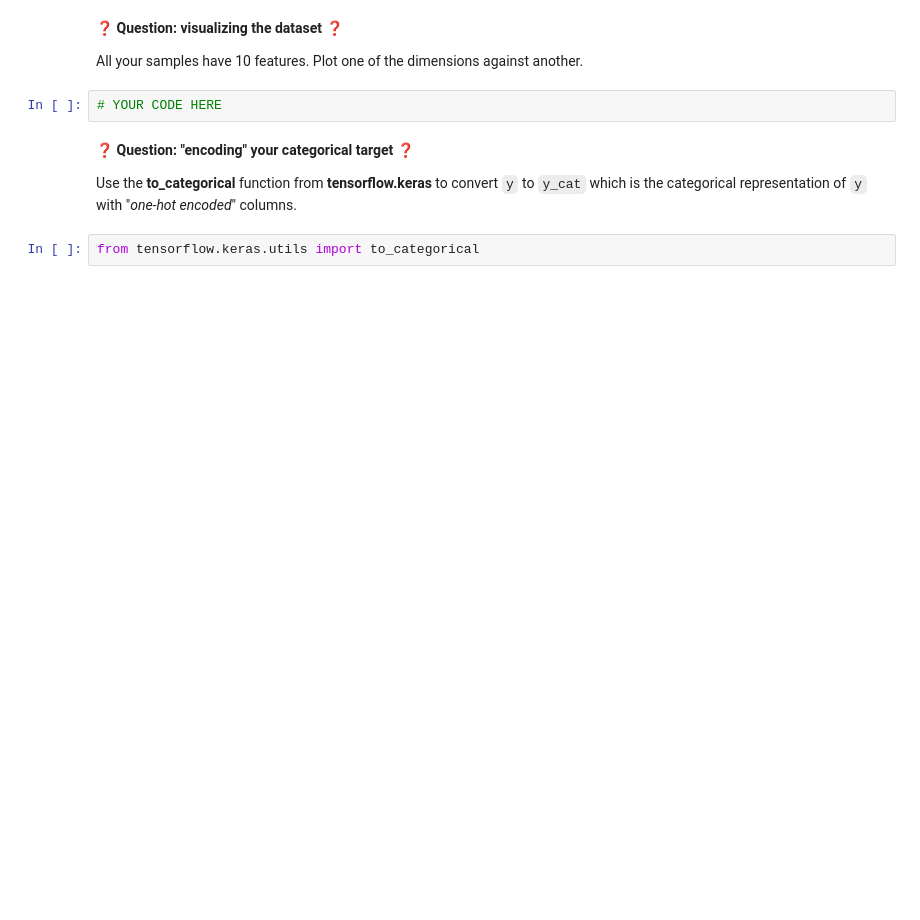
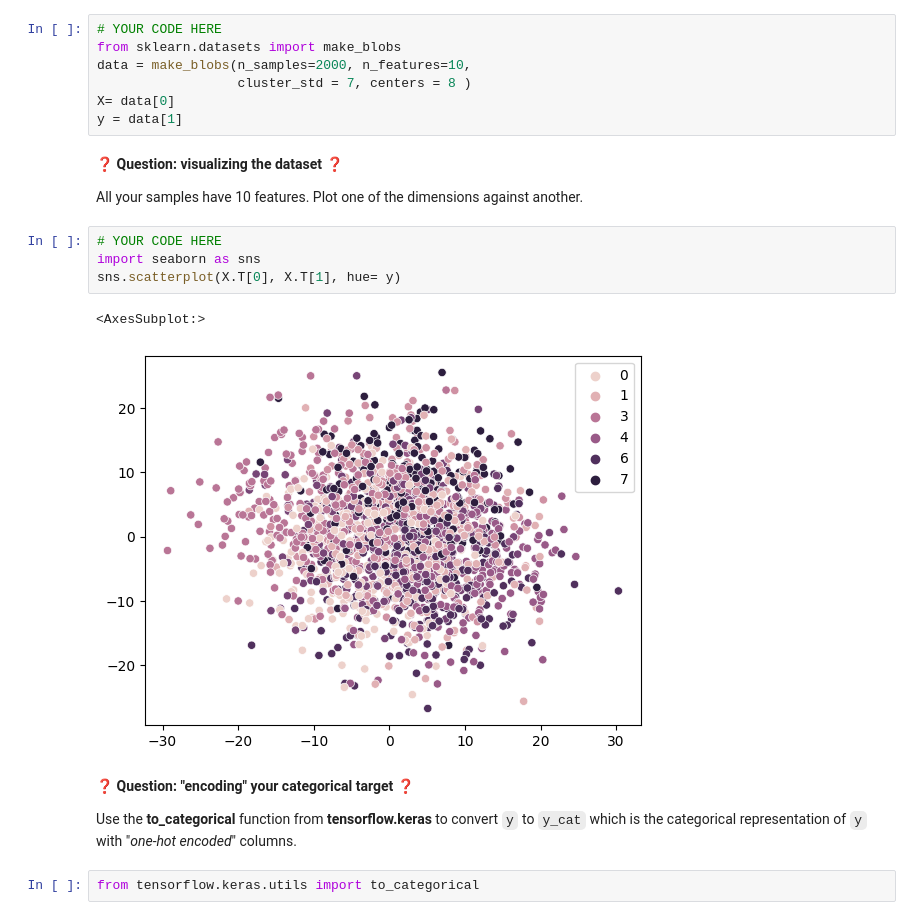
Before and after one commit to mariazog/data-how-to-properly-prevent-overfitting, a Jupyter notebook: how_to_properly_prevent_overfitting.ipynb, the cells around one changed output. Drawn from its saved outputs; the diff is of its cells as text; blank space fills up the shorter version.

```diff
--- a/how_to_properly_prevent_overfitting.ipynb
+++ b/how_to_properly_prevent_overfitting.ipynb
@@ -33,10 +31,22 @@ Generate:
+# %%
+# YOUR CODE HERE
+from sklearn.datasets import make_blobs
+data = make_blobs(n_samples=2000, n_features=10,
+                  cluster_std = 7, centers = 8 )
+X= data[0]
+y = data[1]
 # %% [markdown]
 ❓ **Question: visualizing the dataset** ❓
 
 All your samples have 10 features.
 Plot one of the dimensions against another.
-# %%
-# YOUR CODE HERE
+# %%
+# YOUR CODE HERE
+import seaborn as sns
+sns.scatterplot(X.T[0], X.T[1], hue= y)
+# %% [output]
+<AxesSubplot:>
+[figure, added]
 # %% [markdown]
 ❓ **Question: "encoding" your categorical target** ❓
 
```
Also changed, not shown: parts of 32 cells of this notebook.
